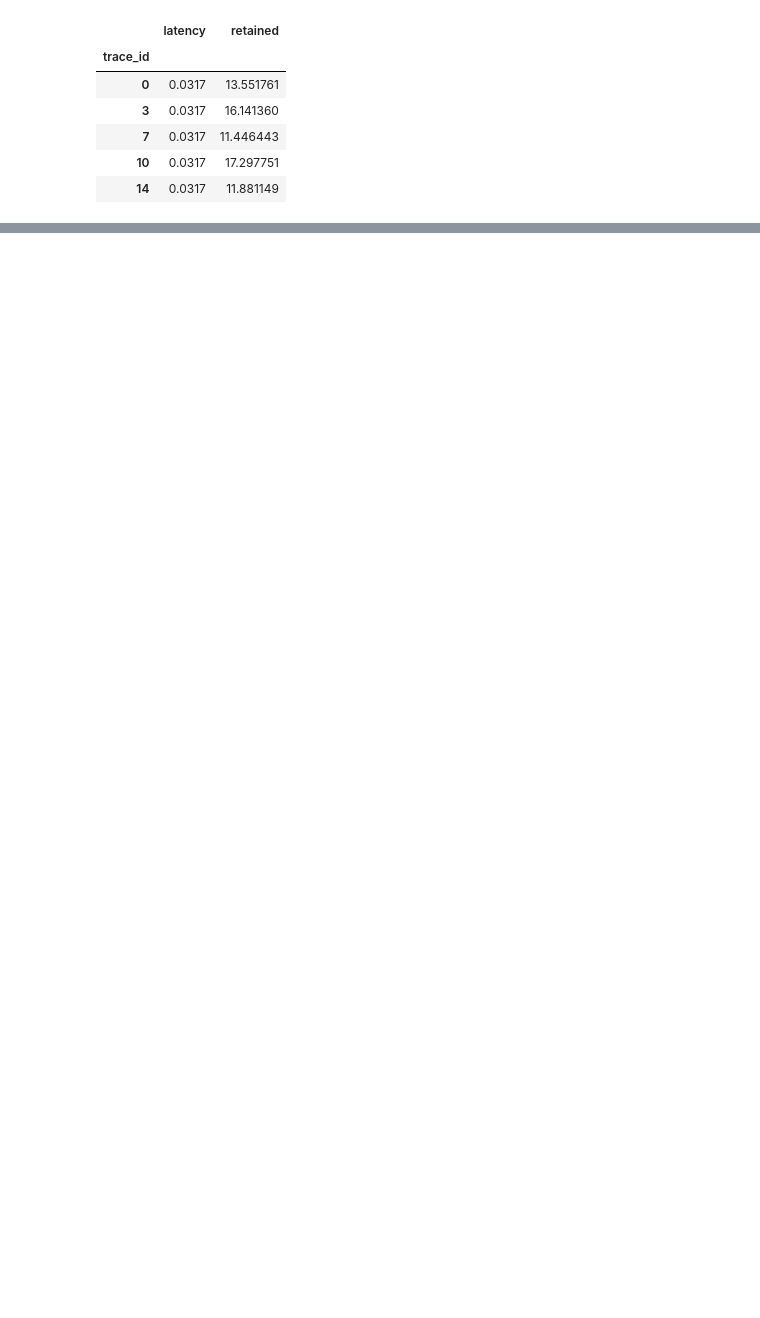
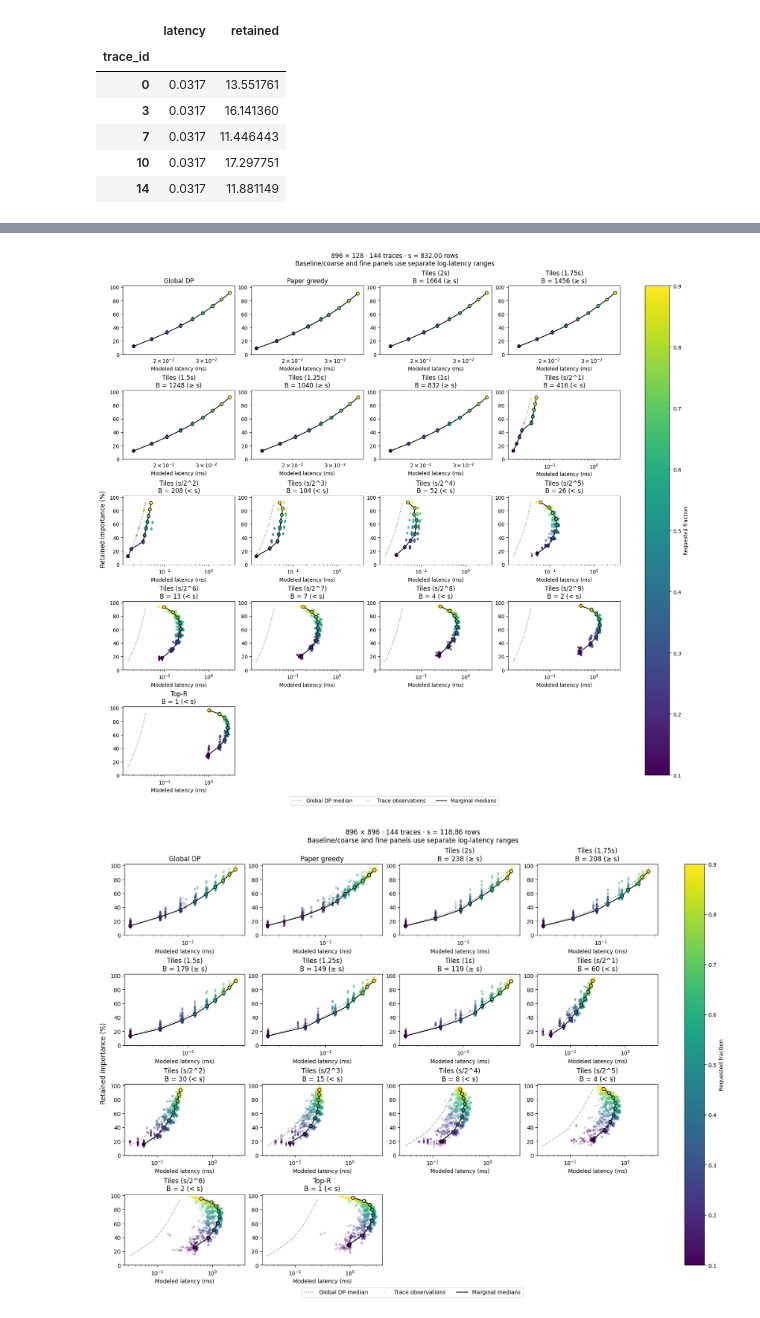
Before and after one commit to yabsed/vlm-in-flash-jupyter, a Jupyter notebook: results/02/02_04_analyze_oracle.ipynb, the cells around one changed output, grey strips where cells are left out. Drawn from its saved outputs; the diff is of its cells as text; code cells hidden in the pictures; blank space fills up the shorter version.

```diff
--- a/results/02/02_04_analyze_oracle.ipynb
+++ b/results/02/02_04_analyze_oracle.ipynb
@@ -157 +164,31 @@ def draw_method(ax, method, oracle=None):
+# %%
+def draw_legend(fig):
+    reference = Line2D(
+        (), (),
+        color     = "gray",
+        linestyle = ":",
+        label     = "Global DP median",
+    )
+
+    observations = Line2D(
+        (), (),
+        color      = "gray",
+        linestyle  = "none",
+        marker     = "o",
+        markersize = 3,
+        alpha      = 0.16,
+        label      = "Trace observations",
+    )
+
+    medians = Line2D(
+        (), (),
+        color = "black",
+        label = "Marginal medians",
+    )
+
+    fig.legend(
+        handles = (reference, observations, medians),
+        loc     = "outside lower center",
+        ncol    = 3,
+    )
 # %%
@@ -190,0 +243,10 @@ for shape, rows in results.groupby(["n", "d"]):
+# %%
+for shape, rows in results.groupby(["n", "d"]):
+    methods = points[shape]
+    fig = draw_shape(shape, rows, methods)
+
+    plt.show()
+    plt.close(fig)
+# %% [output]
+[figure, added]
+[figure, added]
```
Also changed, not shown: parts of 14 cells of this notebook.
